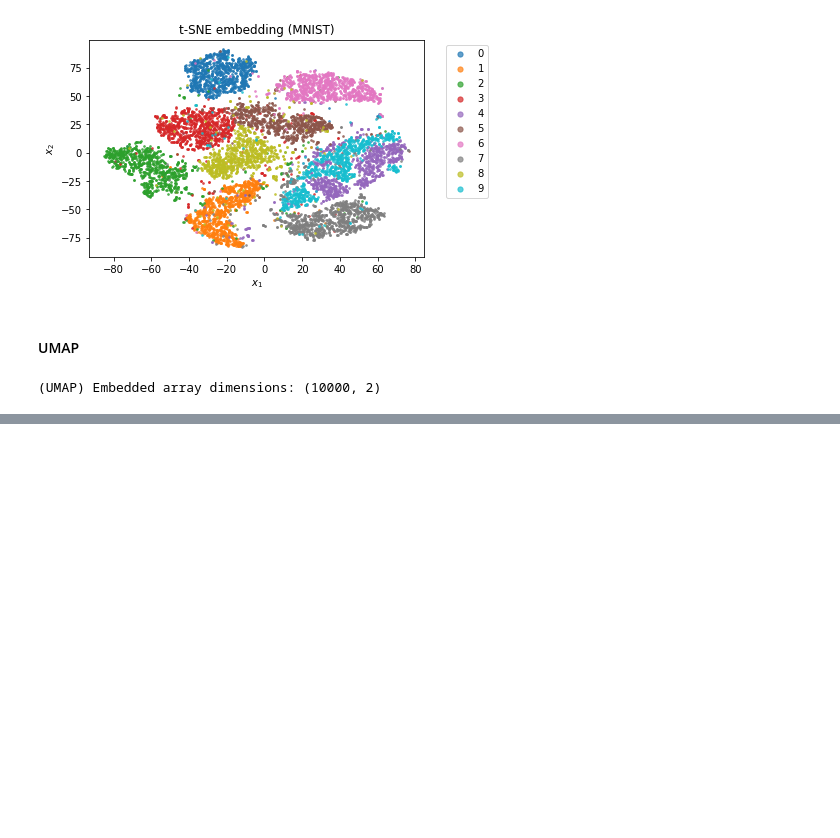
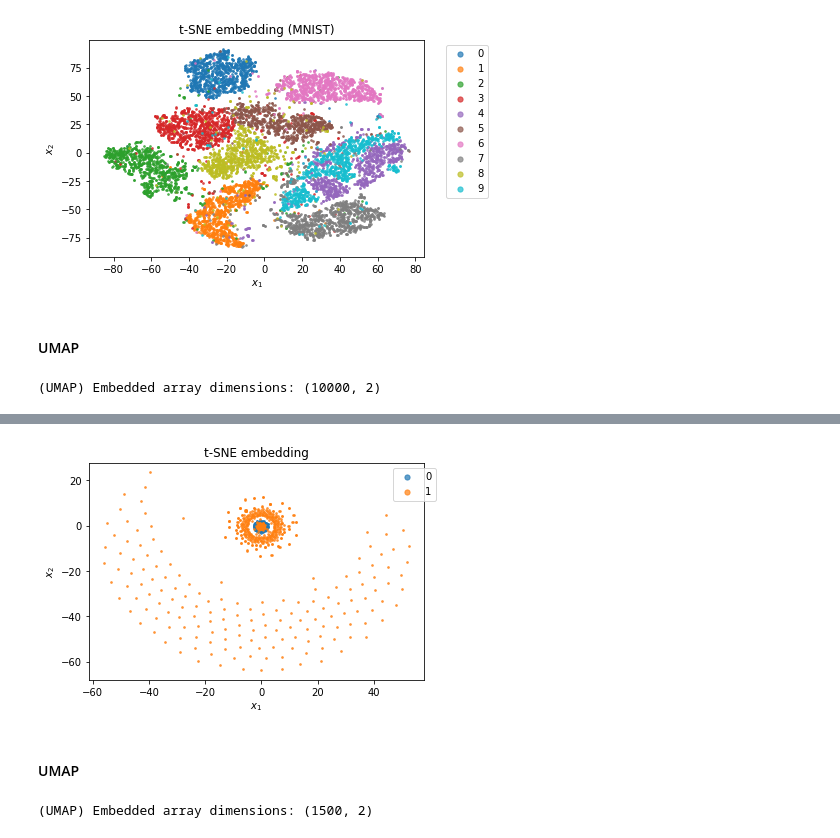
Before and after one commit to hlml-toronto/machinelearning, a Jupyter notebook: guides/unsupervised/embeddings_tSNE_UMAP.ipynb, the cells around one changed output, grey strips where cells are left out. Cells and saved outputs as stored; diff of their text form; code cells hidden in the pictures; blank space fills up the shorter version.

```diff
--- a/guides/unsupervised/embeddings_tSNE_UMAP.ipynb
+++ b/guides/unsupervised/embeddings_tSNE_UMAP.ipynb
@@ -206,0 +275,13 @@ plot_embedding_2D(Y_umap, X_labels, 'UMAP embedding (MNIST)')
+# %%
+plot_embedding_2D(Y_tsne, X_labels, 't-SNE embedding')
+# %% [output]
+[figure, added]
+# %% [markdown]
+#### UMAP
+# %%
+reducer_umap = umap.UMAP(**UMAP_KWARGS)
+reducer_umap.fit(X)
+Y_umap = reducer_umap.transform(X)
+print("(UMAP) Embedded array dimensions:", Y_umap.shape)
+# %% [output]
+(UMAP) Embedded array dimensions: (1500, 2)
```
Also changed, not shown: parts of 13 cells of this notebook.
